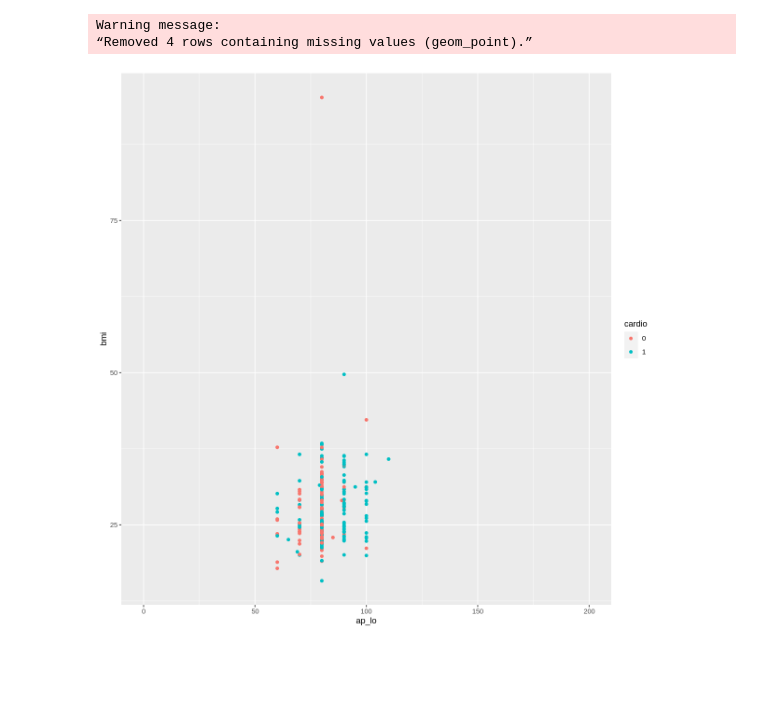
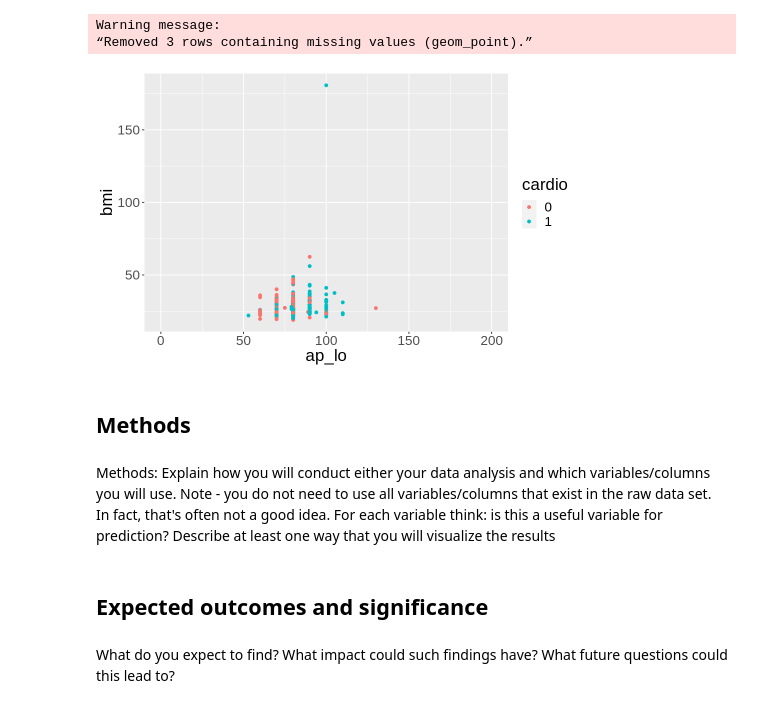
Before and after one commit to CameronGeisler/dsci-project, a Jupyter notebook: proposal.ipynb, the cells around one changed output. Cells and saved outputs as stored; diff of their text form; code cells hidden in the pictures; blank space fills up the shorter version.

Commit message:
Exploring the data sets

```diff
--- a/proposal.ipynb
+++ b/proposal.ipynb
@@ -24,16 +69,19 @@ Warning message:
 # %%
-card_data <- read_delim("cardio_train.csv", delim = ";")
 card_data <- card_data %>%
     mutate(cholesterol = as_factor(cholesterol),
            gluc = as_factor(gluc),
-        smoke = as_factor(smoke),
-        alco = as_factor(alco),
-          active = as_factor(active),
-          cardio = as_factor(cardio),
-          age = age / 365,
-          bmi = weight / (height/100)^2)
-card_data
+           smoke = as_factor(smoke),
+           alco = as_factor(alco),
+           active = as_factor(active),
+           cardio = as_factor(cardio),
+           age = age / 365,
+           bmi = weight / (height/100)^2)
+# card_data
 
-card_sample <- card_data %>%
-    sample_n(250)
+card_data2 <- card_data2 %>%
+    mutate(chd = as_factor(chd))
+card_data2
+
+# card_sample <- card_data %>%
+#     sample_n(250)
 # %% [output]
@@ -66,10 +98,23 @@ A spec_tbl_df: 70000 × 14
 # %%
-options(repr.plot.height = 10, repr.plot.width = 10)
+options(repr.plot.height = 5, repr.plot.width = 8)
 plot <- ggplot(card_sample, aes(x = ap_lo, y = bmi, color = cardio)) +
     geom_point() +
-    scale_x_continuous(limits = c(0,200))
+    scale_x_continuous(limits = c(0,200)) +
+    theme(text = element_text(size = 20))
 plot
 # %% [output]
 Warning message:
-“Removed 4 rows containing missing values (geom_point).”
+“Removed 3 rows containing missing values (geom_point).”
-[figure, old version]
+[figure, new version]
+# %% [markdown]
+## Methods
+# %% [markdown]
+Methods:
+Explain how you will conduct either your data analysis and which variables/columns you will use. Note - you do not need to use all variables/columns that exist in the raw data set. In fact, that's often not a good idea. For each variable think: is this a useful variable for prediction?
+Describe at least one way that you will visualize the results
+# %% [markdown]
+## Expected outcomes and significance
+# %% [markdown]
+What do you expect to find?
+What impact could such findings have?
+What future questions could this lead to?
```
Also changed, not shown: parts of 10 cells of this notebook, 1 other file.
